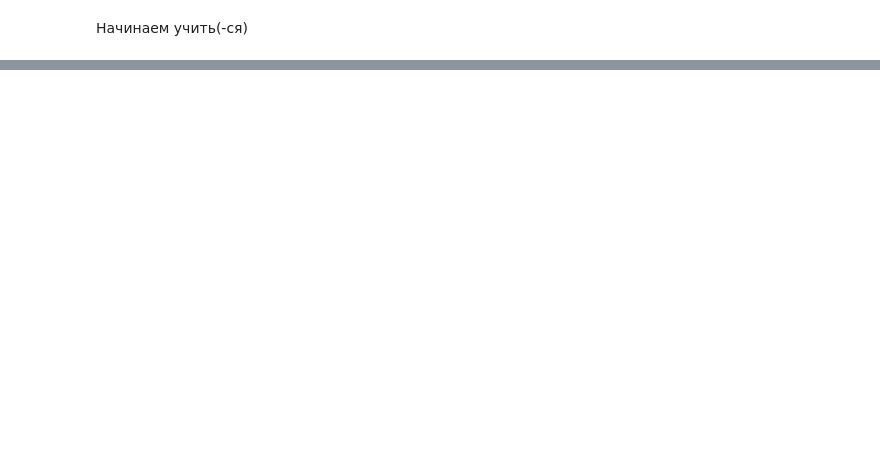
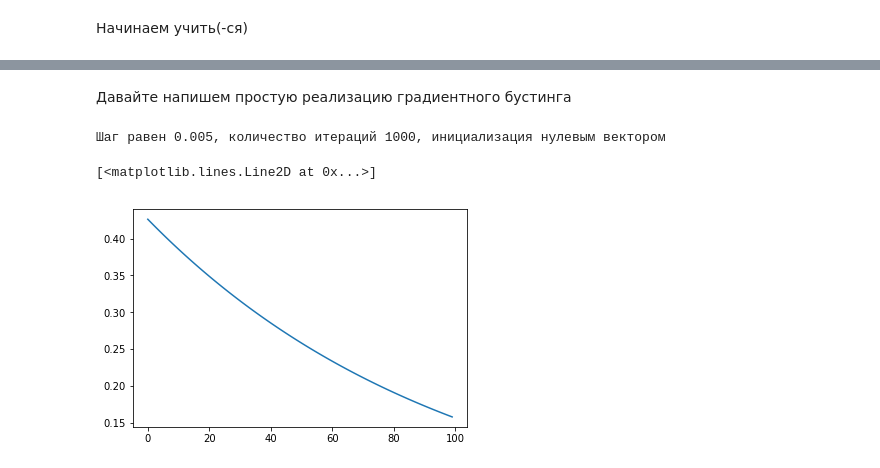
Before and after one commit to muchiNoChi/uberAnalysis, a Jupyter notebook: Copy of Uber pickups.ipynb, the cells around one changed output, grey strips where cells are left out. Cells and saved outputs as stored; diff of their text form; code cells hidden in the pictures; blank space fills up the shorter version.

```diff
--- a/Copy of Uber pickups.ipynb
+++ b/Copy of Uber pickups.ipynb
@@ -232,0 +254,49 @@ best_clfs
+# %% [markdown]
+Давайте напишем простую реализацию градиентного бустинга
+# %%
+def sigmoid(a):
+    return (1.0 + np.exp(-1.0*a))
+
+def calculate_cost(x, y, theta, C=1):
+    m = x.shape[0]
+    h = sigmoid(np.matmul(np.matmul(x, theta), y.T))
+    cost = (np.log(h))/m + C/2 * sla.norm(theta)**2
+    return cost
+
+def gradientDescent(x, y, theta, alpha, n_iterations=None, C=1):
+    m = x.shape[0]
+    def make_step(theta):
+        h = 1.0 / sigmoid(np.matmul(np.matmul(x, theta), y.T))
+        grad = np.matmul(y, x * (1 - h)) / m
+        theta = theta + alpha * grad - alpha * C * theta
+        cost = calculate_cost(x, y, theta)
+        return theta, cost
+
+    qual = []
+    if n_iterations is not None:
+        for i in range(0, n_iterations):
+            theta, cost = make_step(theta)
+            qual.append(cost)
+    else:
+        new_theta, cost = make_step(theta)
+        qual.append(cost)
+        count = 0
+        while (sla.norm(theta - new_theta) > 0.0001):
+            theta = new_theta
+            new_theta, cost = make_step(theta)
+            qual.append(cost)
+            count += 1
+            if count > 10000:
+                print("To many operations. Break.")
+                break
+    return theta, qual
+# %%
+m, n = X.shape
+# %%
+print("Шаг равен {}, количество итераций {}, инициализация нулевым вектором".format(0.005, 1000))
+theta, qual = gradientDescent(X, Y, np.zeros(n), 0.005, 100)
+plt.plot(range(0, len(qual)), qual)
+# %% [output]
+Шаг равен 0.005, количество итераций 1000, инициализация нулевым вектором
+[<matplotlib.lines.Line2D at 0x...>]
+[figure, added]
```
Also changed, not shown: parts of 20 cells of this notebook.
